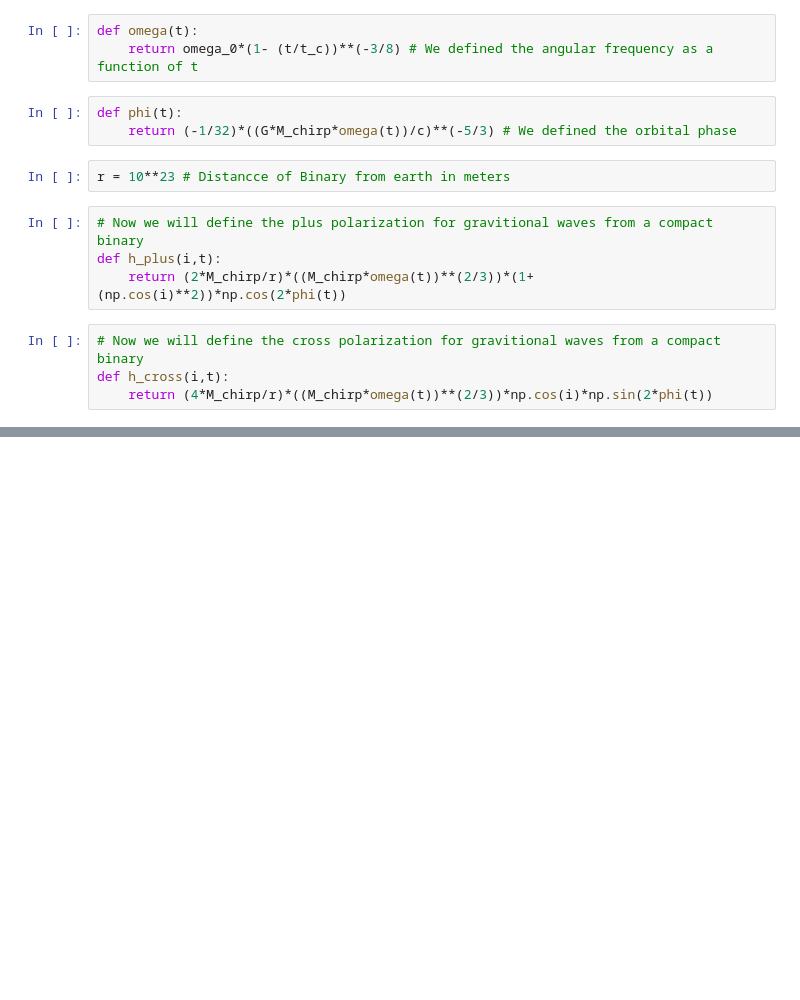
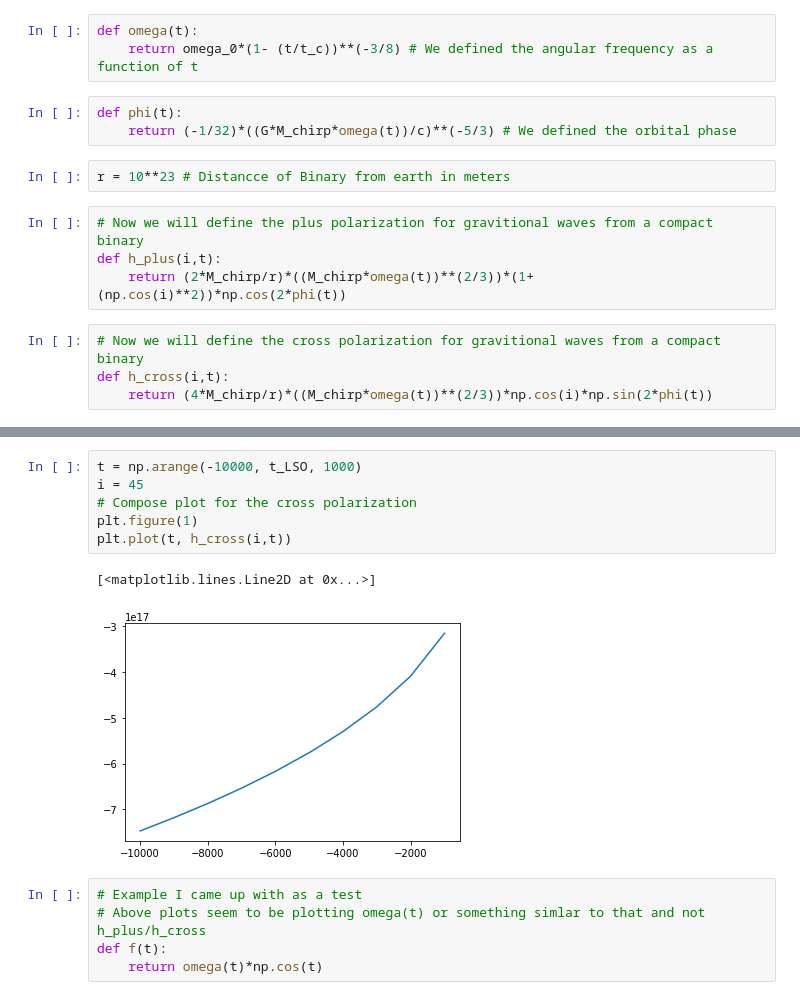
Before and after one commit to md94physics/GW, a Jupyter notebook: Compact_Binary_Plus_&_Cross_Polarizations_2.0.ipynb, the cells around one changed output, grey strips where cells are left out. Saved outputs shown, nothing was run; the diff lists cells and outputs as text; blank space fills up the shorter version.

```diff
--- a/Compact_Binary_Plus_&_Cross_Polarizations_2.0.ipynb
+++ b/Compact_Binary_Plus_&_Cross_Polarizations_2.0.ipynb
@@ -48,0 +63,14 @@ plt.plot(t, h_plus(i,t))
+# %%
+t = np.arange(-10000, t_LSO, 1000)
+i = 45
+# Compose plot for the cross polarization
+plt.figure(1)
+plt.plot(t, h_cross(i,t))
+# %% [output]
+[<matplotlib.lines.Line2D at 0x...>]
+[figure, added]
+# %%
+# Example I came up with as a test
+# Above plots seem to be plotting omega(t) or something simlar to that and not h_plus/h_cross
+def f(t):
+    return omega(t)*np.cos(t)
```
Also changed, not shown: parts of 5 cells of this notebook.
